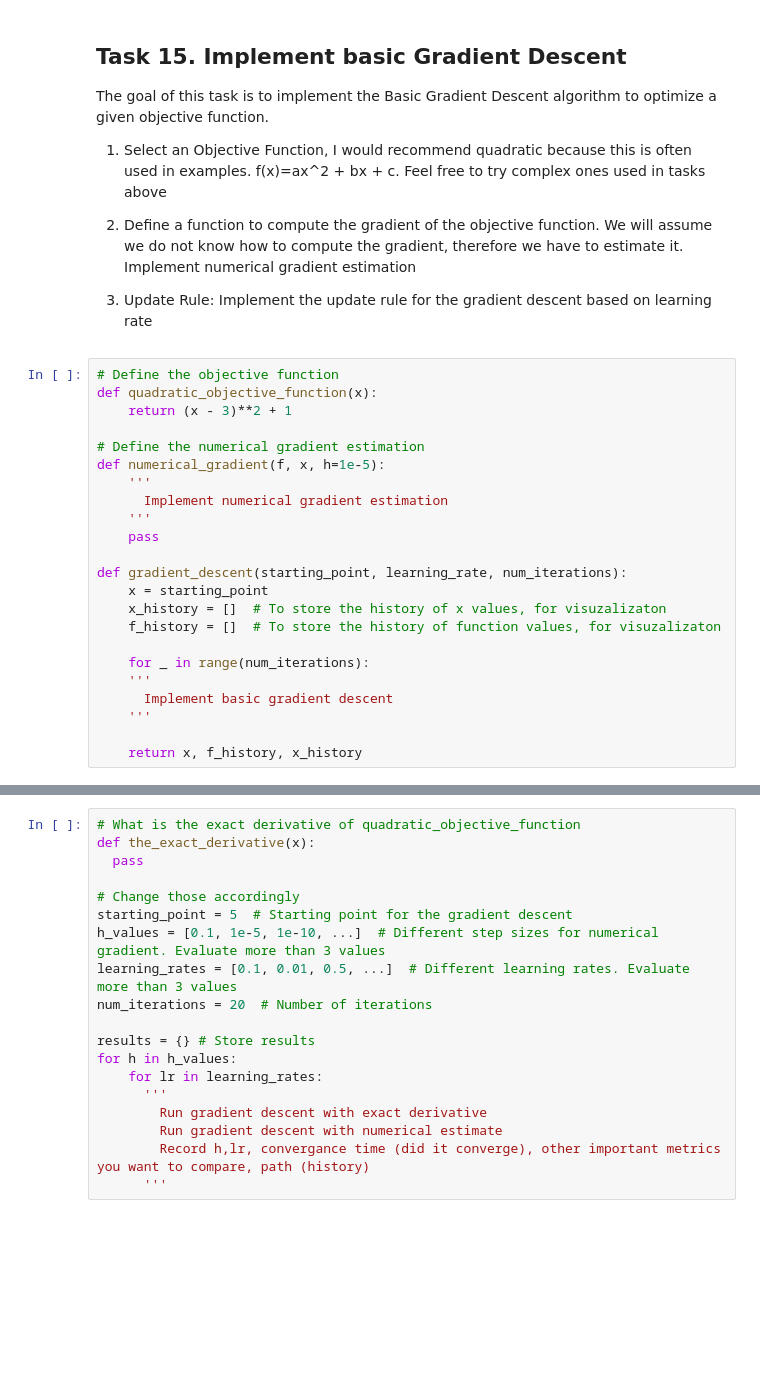
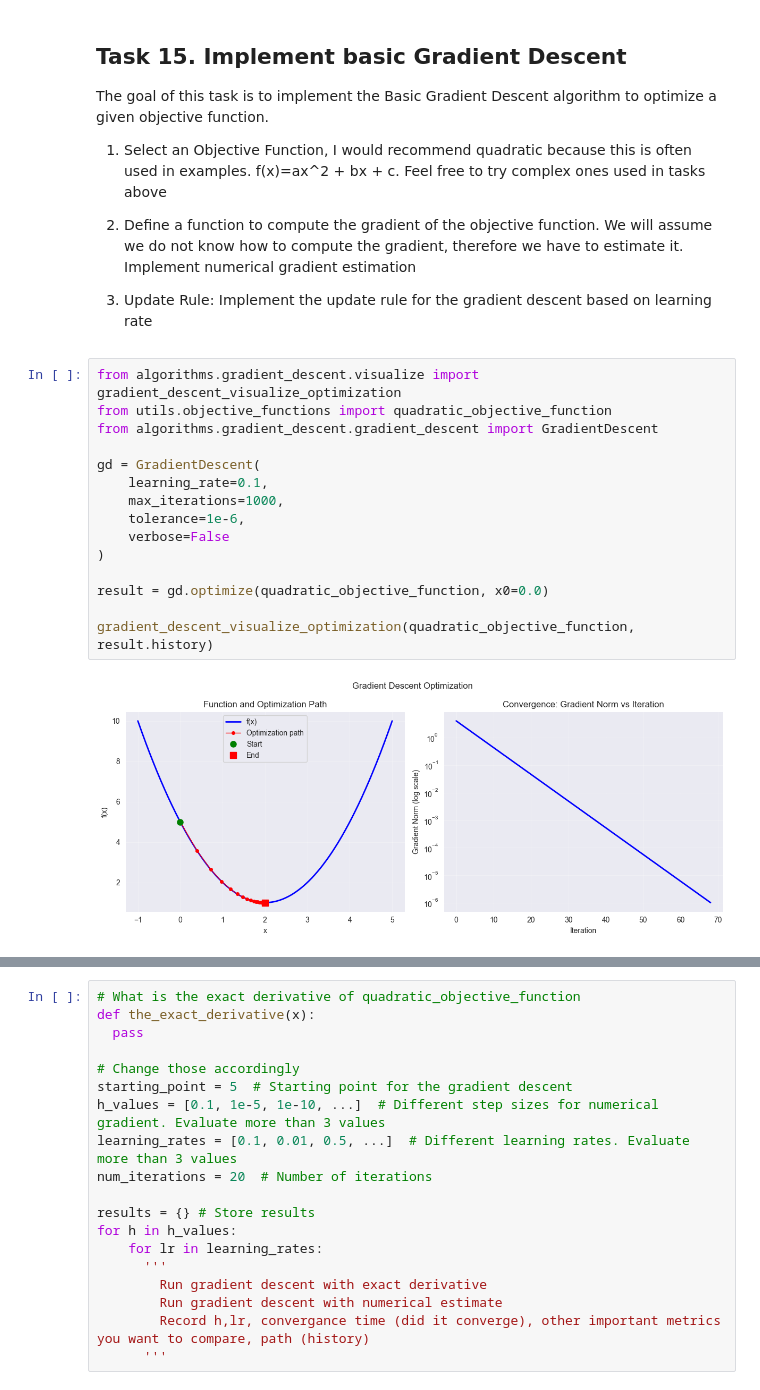
Before and after one commit to ImraKocis/optimization-algorithms-based-on-evolutionary-computing, a Jupyter notebook: ProjectGuide.ipynb, the cells around one changed output, grey strips where cells are left out. Saved outputs shown, nothing was run; the diff lists cells and outputs as text; blank space fills up the shorter version.

Commit message:
nw some fixes, added basic gd, experiment is wip

```diff
--- a/ProjectGuide.ipynb
+++ b/ProjectGuide.ipynb
@@ -1103,29 +1143,23 @@ The goal of this task is to implement the Basic Gradient Descent algorithm to op
 
 2.   Define a function to compute the gradient of the objective function. We will assume we do not know how to compute the gradient, therefore we have to estimate it. Implement numerical gradient estimation
 3.   Update Rule: Implement the update rule for the gradient descent based on learning rate
-# %%
-# Define the objective function
-def quadratic_objective_function(x):
-    return (x - 3)**2 + 1
-
-# Define the numerical gradient estimation
-def numerical_gradient(f, x, h=1e-5):
-    '''
-      Implement numerical gradient estimation
-    '''
-    pass
-
-def gradient_descent(starting_point, learning_rate, num_iterations):
-    x = starting_point
-    x_history = []  # To store the history of x values, for visuzalizaton
-    f_history = []  # To store the history of function values, for visuzalizaton
-
-    for _ in range(num_iterations):
-    '''
-      Implement basic gradient descent
-    '''
-
-    return x, f_history, x_history
+# %%
+from algorithms.gradient_descent.visualize import gradient_descent_visualize_optimization
+from utils.objective_functions import quadratic_objective_function
+from algorithms.gradient_descent.gradient_descent import GradientDescent
+
+gd = GradientDescent(
+    learning_rate=0.1,
+    max_iterations=1000,
+    tolerance=1e-6,
+    verbose=False
+)
+
+result = gd.optimize(quadratic_objective_function, x0=0.0)
+
+gradient_descent_visualize_optimization(quadratic_objective_function, result.history)
+# %% [output]
+[figure, added]
 # %% [markdown]
 <h2> Task 16. Experiment basic Gradient Descent </h2>
 To compare the effect of varying the step size h used in the numerical gradient estimation and the learning rate in the Gradient Descent algorithm, we will set up an experiment using both the exact gradient of a quadratic function and the numerically estimated gradient. We will analyze how changes in ℎ and the learning rate (lr) affect convergence.
```
Also changed, not shown: parts of 5 cells of this notebook, 9 other files.
